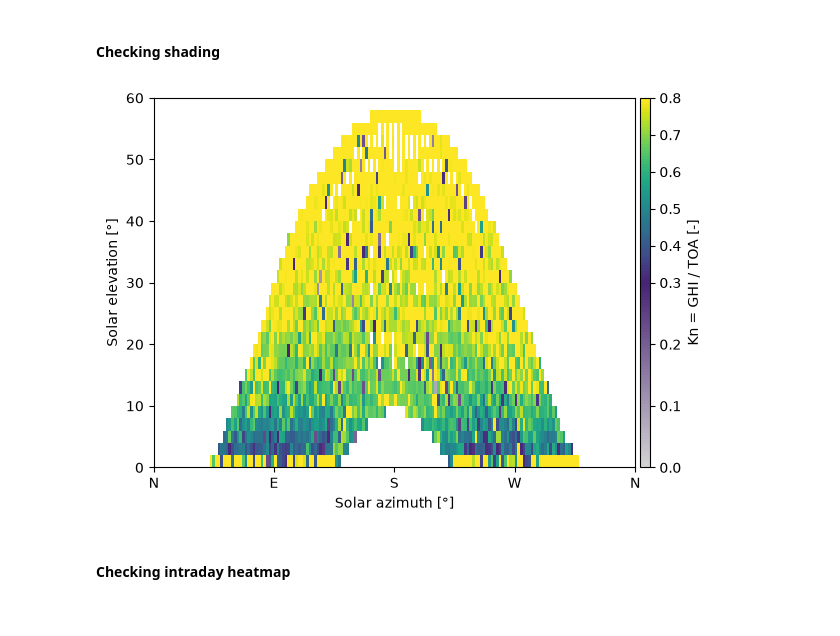
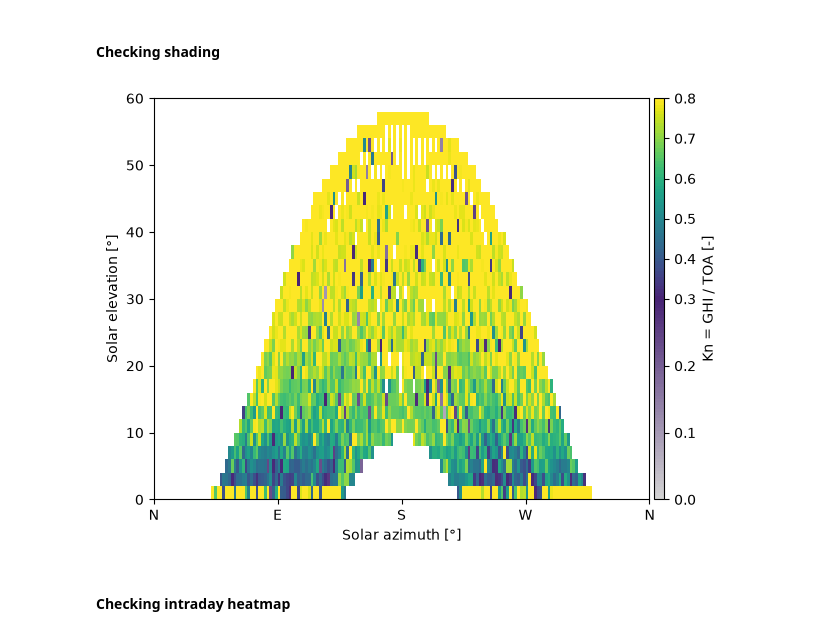
Before and after one commit to karlarye/Forecast-Solar-Assignment, a Jupyter notebook: assignment.ipynb, the cells around one changed output. Cells and saved outputs as stored; diff of their text form; code cells hidden in the pictures.

Commit message:
Created .gitignore file and results folder. assignment.ipynb now saves results from analysis' locally.

```diff
--- a/assignment.ipynb
+++ b/assignment.ipynb
@@ -8,9 +8,12 @@ import numpy as np
 # %% [markdown]
 # Measurement data
 # %%
+start_date = '2025-11-02'
+end_date = '2026-11-02'
+
 dmi_data, dmi_meta = solarpy.iotools.get_dmi_metobs(station = '06056',
-                                          start='2025-11-02',
-                                          end='2026-11-02',
+                                          start=start_date,
+                                          end=end_date,
                                           parameters = ['ghi'])
 # %% [markdown]
 #### Find extra-terrestrial radiation and solar position
@@ -51,16 +55,18 @@ fig.tight_layout()
 # %%
 fig, ax = solarpy.plotting.plot_shading_heatmap(
     value=dmi_data["ghi"] / dmi_data["ghi_extra"],
     solar_azimuth=dmi_data["solar_azimuth"],
     solar_elevation=90-dmi_data["solar_zenith"],
     azimuth_bin_size = 2,
     elevation_bin_size = 2,
     cmap=solarpy.plotting.two_part_colormap(),
     norm=TwoSlopeNorm(vmin=0, vcenter=0.3, vmax=0.8),
     colorbar_label="Kn = GHI / TOA [-]",
 )
+fig.tight_layout()
+fig.savefig(f"results/measurement_data/ghi_shading_heatmap_{start_date}_{end_date}.png", dpi=300)
 # %% [output]
-[figure, old version]
+[figure, new version]
 # %% [markdown]
 #### Checking intraday heatmap
 # %%
```
Also changed, not shown: parts of 2 cells of this notebook, 1 other file.
